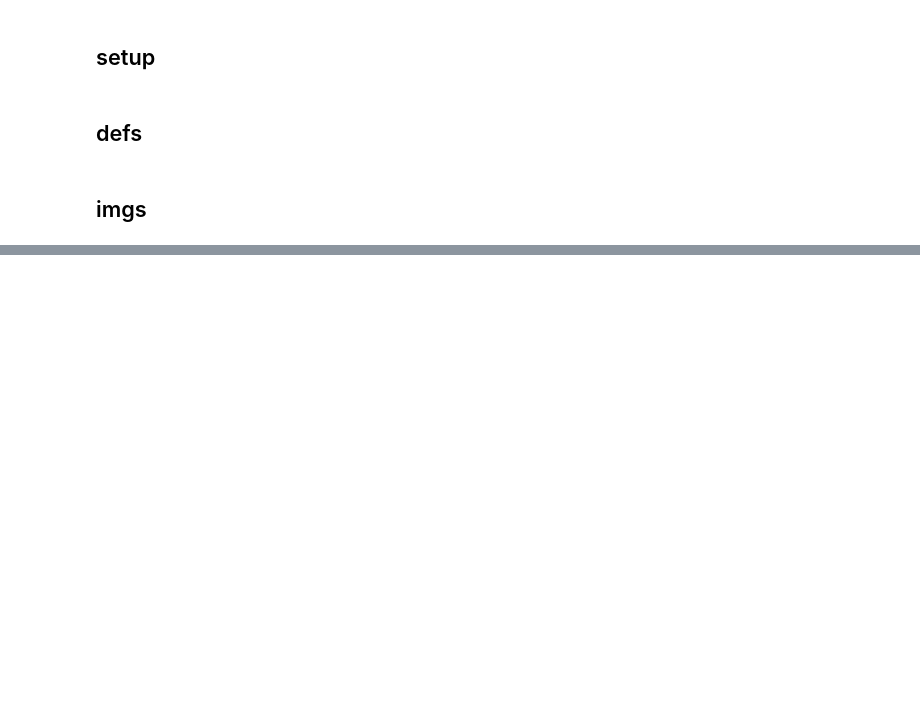
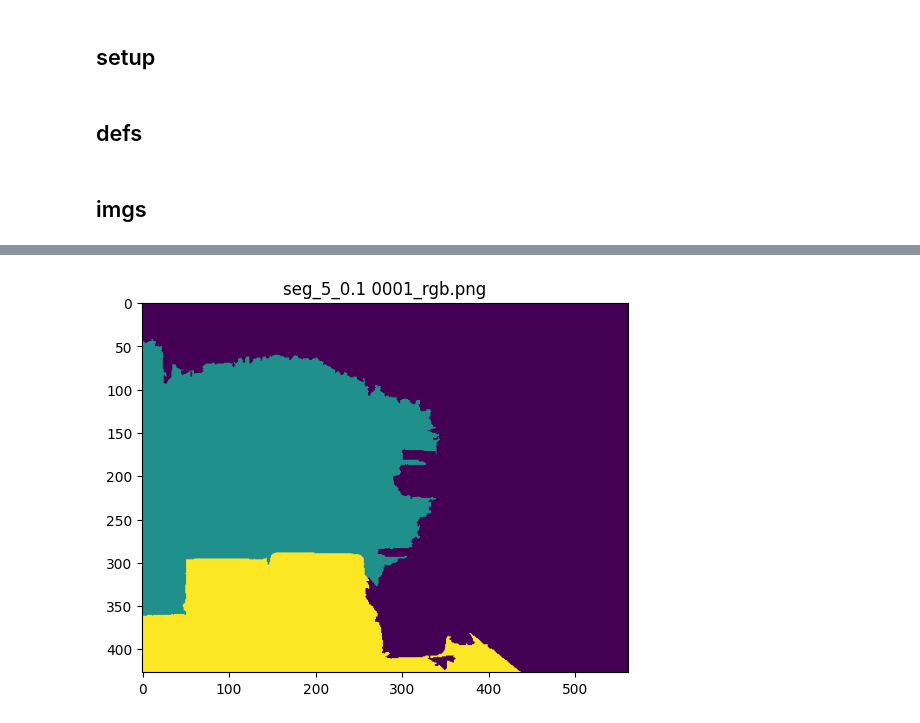
Before and after one commit to marekd6/CV1_labs, a Jupyter notebook: Assignment 04-20260107/A4_T3_Drwal.ipynb, the cells around one changed output, grey strips where cells are left out. Saved outputs shown, nothing was run; the diff lists cells and outputs as text; code cells hidden in the pictures; blank space fills up the shorter version.

```diff
--- a/Assignment 04-20260107/A4_T3_Drwal.ipynb
+++ b/Assignment 04-20260107/A4_T3_Drwal.ipynb
@@ -42,0 +49,4 @@ img = load_display_img(pth)
+# %%
+segment(img, pth, 5, 0.1)
+# %% [output]
+[figure, added]
```
Also changed, not shown: parts of 7 cells of this notebook.
